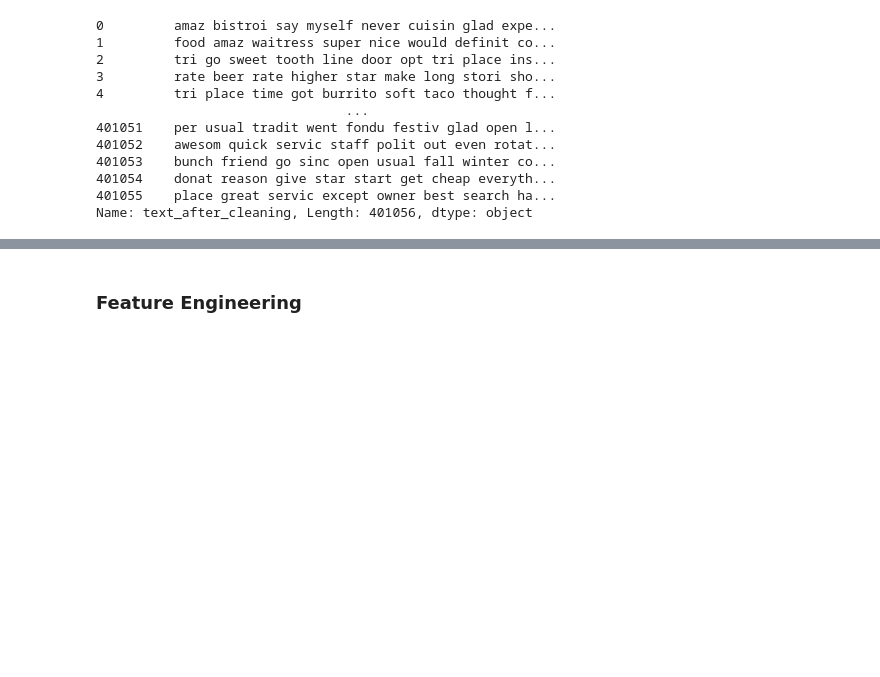
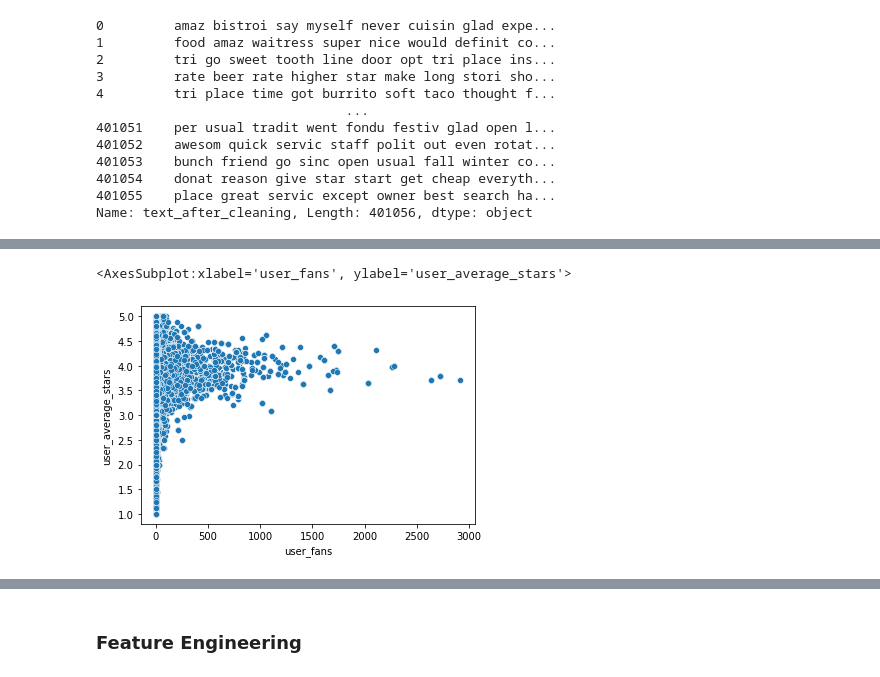
Before and after one commit to FishWith7sMemory/MAST30034-ADS-GroupProj, a Jupyter notebook: Preprocessing.ipynb, the cells around one changed output, grey strips where cells are left out. Saved outputs shown, nothing was run; the diff lists cells and outputs as text; code cells hidden in the pictures; blank space fills up the shorter version.

```diff
--- a/Preprocessing.ipynb
+++ b/Preprocessing.ipynb
@@ -261,0 +269,5 @@ Name: text_after_cleaning, Length: 401056, dtype: object
+# %%
+sns.scatterplot(x='user_fans', y='user_average_stars', data=df)
+# %% [output]
+<AxesSubplot:xlabel='user_fans', ylabel='user_average_stars'>
+[figure, added]
```
Also changed, not shown: parts of 11 cells of this notebook.
